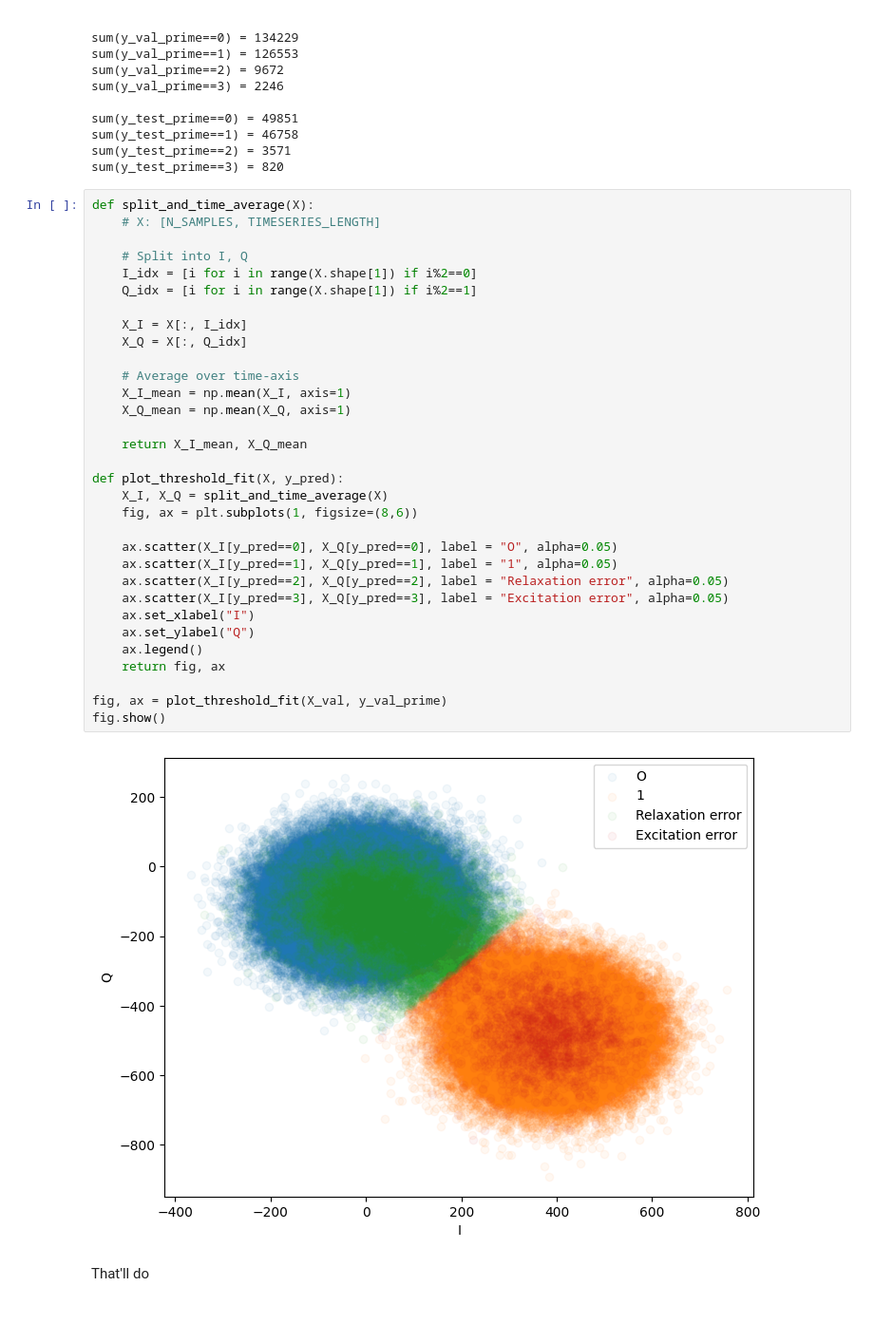
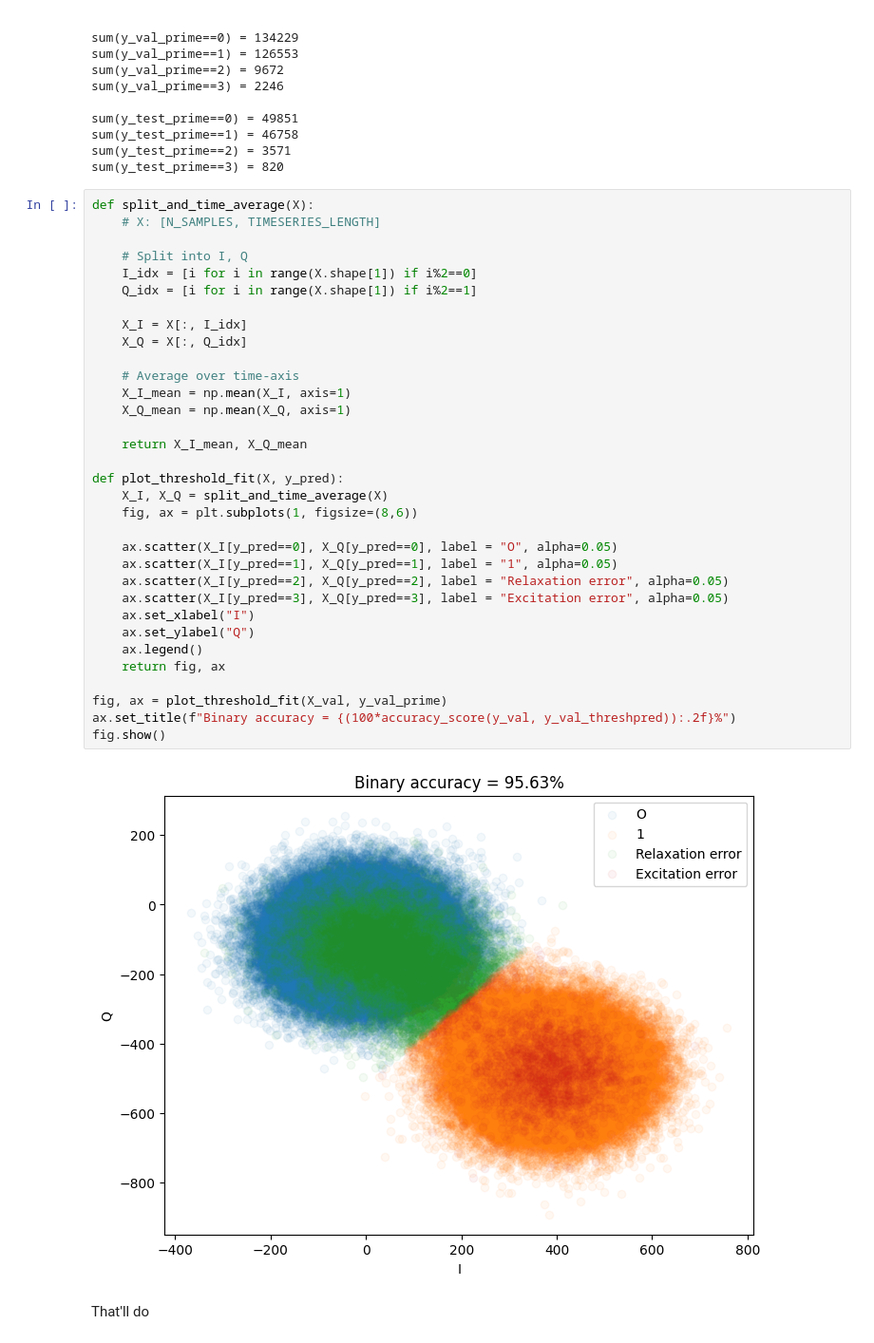
Before and after one commit to abdelabd/ml-quantum-readout, a Jupyter notebook: notebooks/classify_errors.ipynb, the cells around one changed output. Shown at 95% size. Cells and saved outputs as stored; diff of their text form; blank space fills up the shorter version.

```diff
--- a/notebooks/classify_errors.ipynb
+++ b/notebooks/classify_errors.ipynb
@@ -228,33 +228,34 @@ def split_and_time_average(X):
 
     # Split into I, Q
     I_idx = [i for i in range(X.shape[1]) if i%2==0]
     Q_idx = [i for i in range(X.shape[1]) if i%2==1]
 
     X_I = X[:, I_idx]
     X_Q = X[:, Q_idx]
 
     # Average over time-axis
     X_I_mean = np.mean(X_I, axis=1)
     X_Q_mean = np.mean(X_Q, axis=1)
 
     return X_I_mean, X_Q_mean
 
 def plot_threshold_fit(X, y_pred):
     X_I, X_Q = split_and_time_average(X)
     fig, ax = plt.subplots(1, figsize=(8,6))
 
     ax.scatter(X_I[y_pred==0], X_Q[y_pred==0], label = "O", alpha=0.05)
     ax.scatter(X_I[y_pred==1], X_Q[y_pred==1], label = "1", alpha=0.05)
     ax.scatter(X_I[y_pred==2], X_Q[y_pred==2], label = "Relaxation error", alpha=0.05)
     ax.scatter(X_I[y_pred==3], X_Q[y_pred==3], label = "Excitation error", alpha=0.05)
     ax.set_xlabel("I")
     ax.set_ylabel("Q")
     ax.legend()
     return fig, ax
 
 fig, ax = plot_threshold_fit(X_val, y_val_prime)
+ax.set_title(f"Binary accuracy = {(100*accuracy_score(y_val, y_val_threshpred)):.2f}%")
 fig.show()
 # %% [output]
-[figure, old version]
+[figure, new version]
 # %% [markdown]
 That'll do
```
Also changed, not shown: parts of 5 cells of this notebook.
